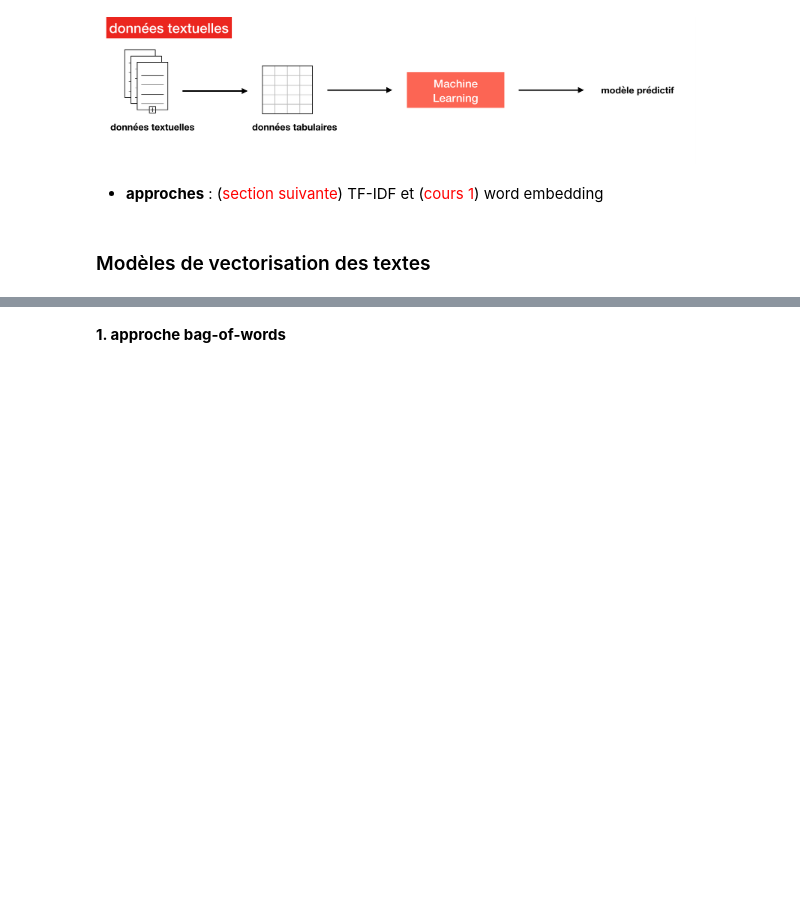
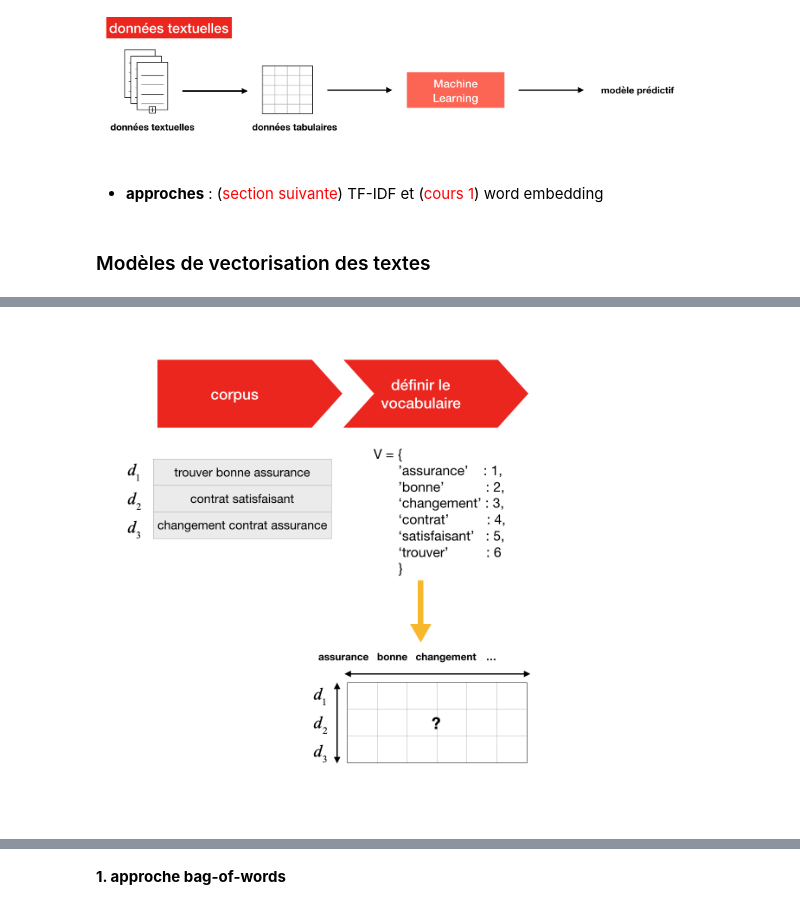
Before and after one commit to curiousML/DSA, a Jupyter notebook: text_mining/introduction/Introduction.ipynb, the cells around one changed output, grey strips where cells are left out. Cells and saved outputs as stored; diff of their text form; code cells hidden in the pictures; blank space fills up the shorter version.

```diff
--- a/text_mining/introduction/Introduction.ipynb
+++ b/text_mining/introduction/Introduction.ipynb
@@ -225,0 +248,4 @@ Image("img/MLtext.png", width=600, height = 200)
+# %%
+Image("img/BOW2.png", width=800, height = 200)
+# %% [output]
+[figure, added]
```
Also changed, not shown: parts of 8 cells of this notebook, 11 other files.
